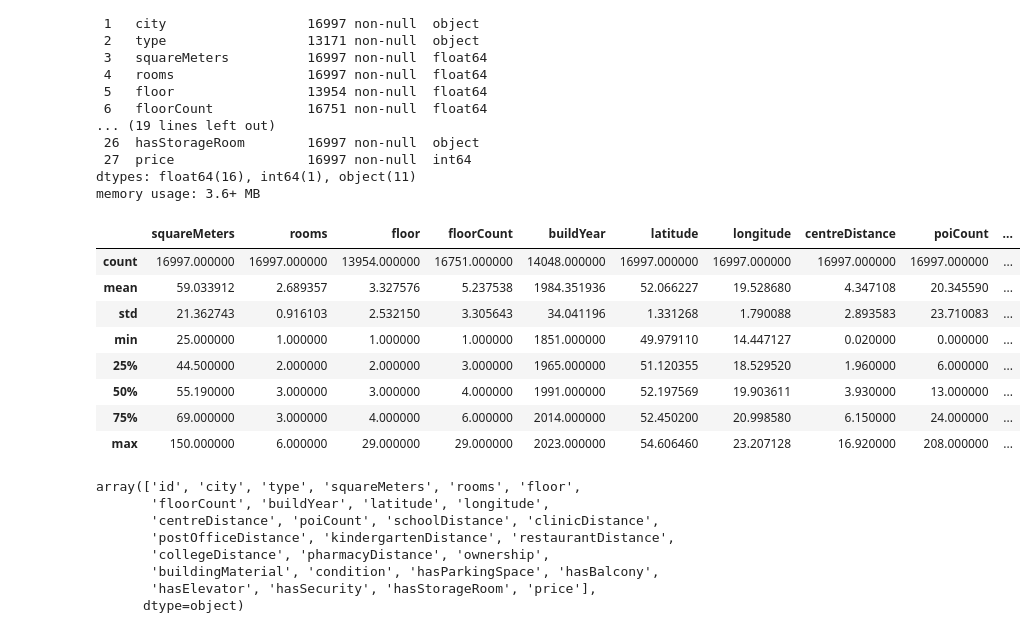
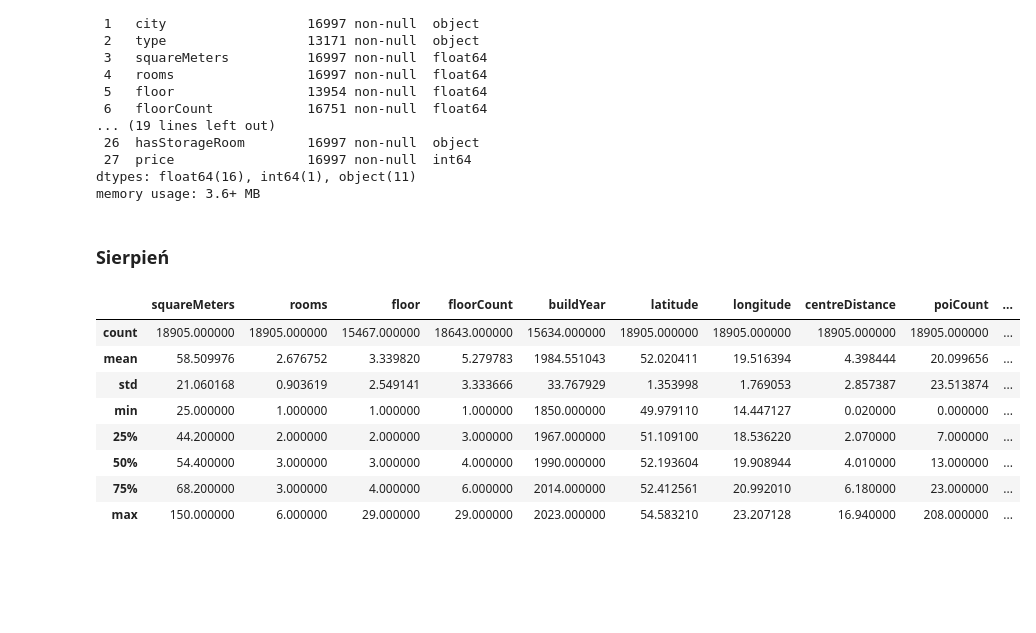
Before and after one commit to Roger1121/FlatAI, a Jupyter notebook: DataAnalysis.ipynb, the cells around one changed output. Drawn from its saved outputs; the diff is of its cells as text; code cells hidden in the pictures; blank space fills up the shorter version.

Commit message:
Add column descriptions for data from each month and concatenated data

```diff
--- a/DataAnalysis.ipynb
+++ b/DataAnalysis.ipynb
@@ -68,26 +101,17 @@ Data columns (total 28 columns):
  27  price                 16997 non-null  int64
 dtypes: float64(16), int64(1), object(11)
 memory usage: 3.6+ MB
+# %% [markdown]
+### Sierpień
 # %%
-data_SEP.describe()
+data_AUG.describe()
 # %% [output]
 |  | squareMeters | rooms | floor | floorCount | buildYear | latitude | longitude | centreDistance | poiCount | ... |
-| count | 16997.000000 | 16997.000000 | 13954.000000 | 16751.000000 | 14048.000000 | 16997.000000 | 16997.000000 | 16997.000000 | 16997.000000 | ... |
-| mean | 59.033912 | 2.689357 | 3.327576 | 5.237538 | 1984.351936 | 52.066227 | 19.528680 | 4.347108 | 20.345590 | ... |
-| std | 21.362743 | 0.916103 | 2.532150 | 3.305643 | 34.041196 | 1.331268 | 1.790088 | 2.893583 | 23.710083 | ... |
-| min | 25.000000 | 1.000000 | 1.000000 | 1.000000 | 1851.000000 | 49.979110 | 14.447127 | 0.020000 | 0.000000 | ... |
-| 25% | 44.500000 | 2.000000 | 2.000000 | 3.000000 | 1965.000000 | 51.120355 | 18.529520 | 1.960000 | 6.000000 | ... |
-| 50% | 55.190000 | 3.000000 | 3.000000 | 4.000000 | 1991.000000 | 52.197569 | 19.903611 | 3.930000 | 13.000000 | ... |
-| 75% | 69.000000 | 3.000000 | 4.000000 | 6.000000 | 2014.000000 | 52.450200 | 20.998580 | 6.150000 | 24.000000 | ... |
-| max | 150.000000 | 6.000000 | 29.000000 | 29.000000 | 2023.000000 | 54.606460 | 23.207128 | 16.920000 | 208.000000 | ... |
+| count | 18905.000000 | 18905.000000 | 15467.000000 | 18643.000000 | 15634.000000 | 18905.000000 | 18905.000000 | 18905.000000 | 18905.000000 | ... |
+| mean | 58.509976 | 2.676752 | 3.339820 | 5.279783 | 1984.551043 | 52.020411 | 19.516394 | 4.398444 | 20.099656 | ... |
+| std | 21.060168 | 0.903619 | 2.549141 | 3.333666 | 33.767929 | 1.353998 | 1.769053 | 2.857387 | 23.513874 | ... |
+| min | 25.000000 | 1.000000 | 1.000000 | 1.000000 | 1850.000000 | 49.979110 | 14.447127 | 0.020000 | 0.000000 | ... |
+| 25% | 44.200000 | 2.000000 | 2.000000 | 3.000000 | 1967.000000 | 51.109100 | 18.536220 | 2.070000 | 7.000000 | ... |
+| 50% | 54.400000 | 3.000000 | 3.000000 | 4.000000 | 1990.000000 | 52.193604 | 19.908944 | 4.010000 | 13.000000 | ... |
+| 75% | 68.200000 | 3.000000 | 4.000000 | 6.000000 | 2014.000000 | 52.412561 | 20.992010 | 6.180000 | 23.000000 | ... |
+| max | 150.000000 | 6.000000 | 29.000000 | 29.000000 | 2023.000000 | 54.583210 | 23.207128 | 16.940000 | 208.000000 | ... |
-# %%
-data_SEP.columns.values
-# %% [output]
-array(['id', 'city', 'type', 'squareMeters', 'rooms', 'floor',
-       'floorCount', 'buildYear', 'latitude', 'longitude',
-       'centreDistance', 'poiCount', 'schoolDistance', 'clinicDistance',
-       'postOfficeDistance', 'kindergartenDistance', 'restaurantDistance',
-       'collegeDistance', 'pharmacyDistance', 'ownership',
-       'buildingMaterial', 'condition', 'hasParkingSpace', 'hasBalcony',
-       'hasElevator', 'hasSecurity', 'hasStorageRoom', 'price'],
-      dtype=object)
```
Also changed, not shown: parts of 73 cells of this notebook.
